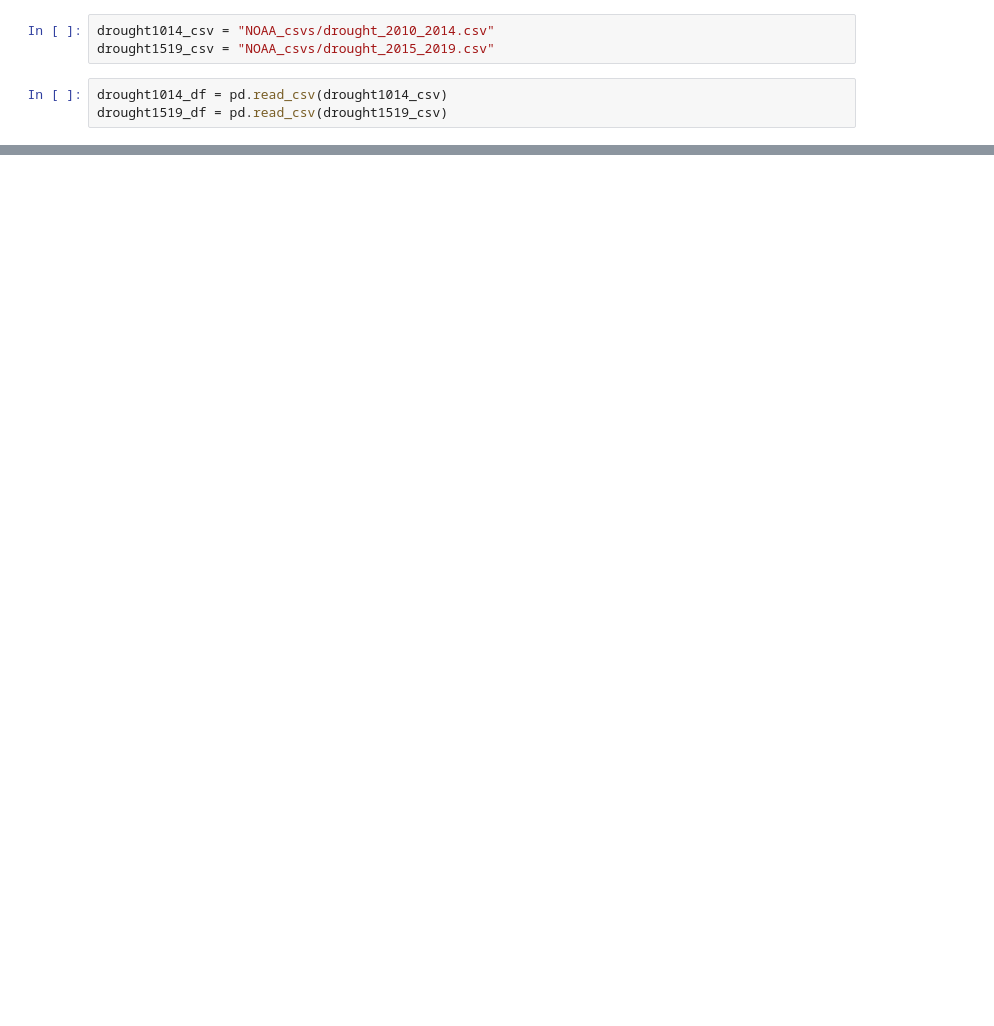
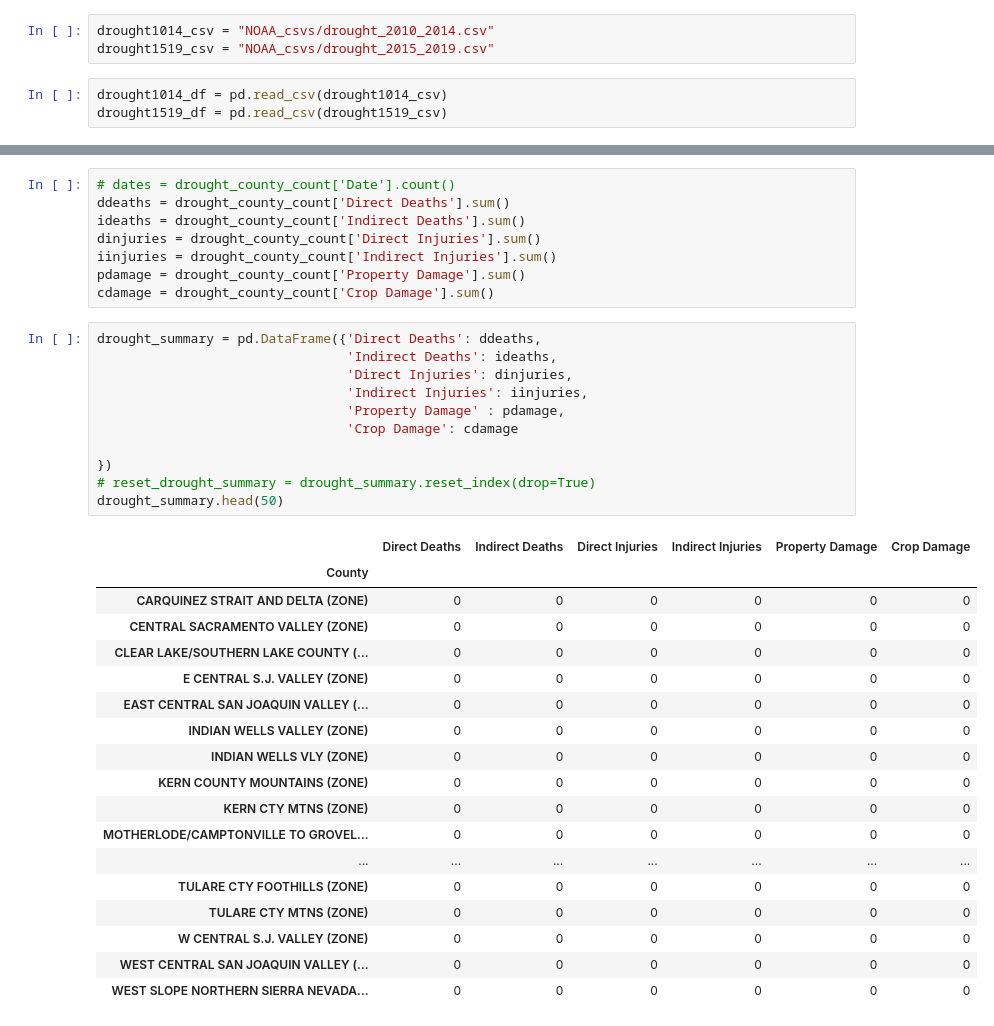
Before and after one commit to jacobdv/extreme-weather, a Jupyter notebook: drought_damage_mining.ipynb, the cells around one changed output, grey strips where cells are left out. Drawn from its saved outputs; the diff is of its cells as text; blank space fills up the shorter version.

```diff
--- a/drought_damage_mining.ipynb
+++ b/drought_damage_mining.ipynb
@@ -200,0 +143,38 @@ Name: Crop Damage, dtype: int64
+# %%
+# dates = drought_county_count['Date'].count()
+ddeaths = drought_county_count['Direct Deaths'].sum()
+ideaths = drought_county_count['Indirect Deaths'].sum()
+dinjuries = drought_county_count['Direct Injuries'].sum()
+iinjuries = drought_county_count['Indirect Injuries'].sum()
+pdamage = drought_county_count['Property Damage'].sum()
+cdamage = drought_county_count['Crop Damage'].sum()
+# %%
+drought_summary = pd.DataFrame({'Direct Deaths': ddeaths,
+                                'Indirect Deaths': ideaths,
+                                'Direct Injuries': dinjuries,
+                                'Indirect Injuries': iinjuries,
+                                'Property Damage' : pdamage,
+                                'Crop Damage': cdamage
+
+})
+# reset_drought_summary = drought_summary.reset_index(drop=True)
+drought_summary.head(50)
+# %% [output]
+|  | Direct Deaths | Indirect Deaths | Direct Injuries | Indirect Injuries | Property Damage | Crop Damage |
+| County |  |  |  |  |  |  |
+| CARQUINEZ STRAIT AND DELTA (ZONE) | 0 | 0 | 0 | 0 | 0 | 0 |
+| CENTRAL SACRAMENTO VALLEY (ZONE) | 0 | 0 | 0 | 0 | 0 | 0 |
+| CLEAR LAKE/SOUTHERN LAKE COUNTY (... | 0 | 0 | 0 | 0 | 0 | 0 |
+| E CENTRAL S.J. VALLEY (ZONE) | 0 | 0 | 0 | 0 | 0 | 0 |
+| EAST CENTRAL SAN JOAQUIN VALLEY (... | 0 | 0 | 0 | 0 | 0 | 0 |
+| INDIAN WELLS VALLEY (ZONE) | 0 | 0 | 0 | 0 | 0 | 0 |
+| INDIAN WELLS VLY (ZONE) | 0 | 0 | 0 | 0 | 0 | 0 |
+| KERN COUNTY MOUNTAINS (ZONE) | 0 | 0 | 0 | 0 | 0 | 0 |
+| KERN CTY MTNS (ZONE) | 0 | 0 | 0 | 0 | 0 | 0 |
+| MOTHERLODE/CAMPTONVILLE TO GROVEL... | 0 | 0 | 0 | 0 | 0 | 0 |
+| ... | ... | ... | ... | ... | ... | ... |
+| TULARE CTY FOOTHILLS (ZONE) | 0 | 0 | 0 | 0 | 0 | 0 |
+| TULARE CTY MTNS (ZONE) | 0 | 0 | 0 | 0 | 0 | 0 |
+| W CENTRAL S.J. VALLEY (ZONE) | 0 | 0 | 0 | 0 | 0 | 0 |
+| WEST CENTRAL SAN JOAQUIN VALLEY (... | 0 | 0 | 0 | 0 | 0 | 0 |
+| WEST SLOPE NORTHERN SIERRA NEVADA... | 0 | 0 | 0 | 0 | 0 | 0 |
```
Also changed, not shown: parts of 20 cells of this notebook, 2 other files.
